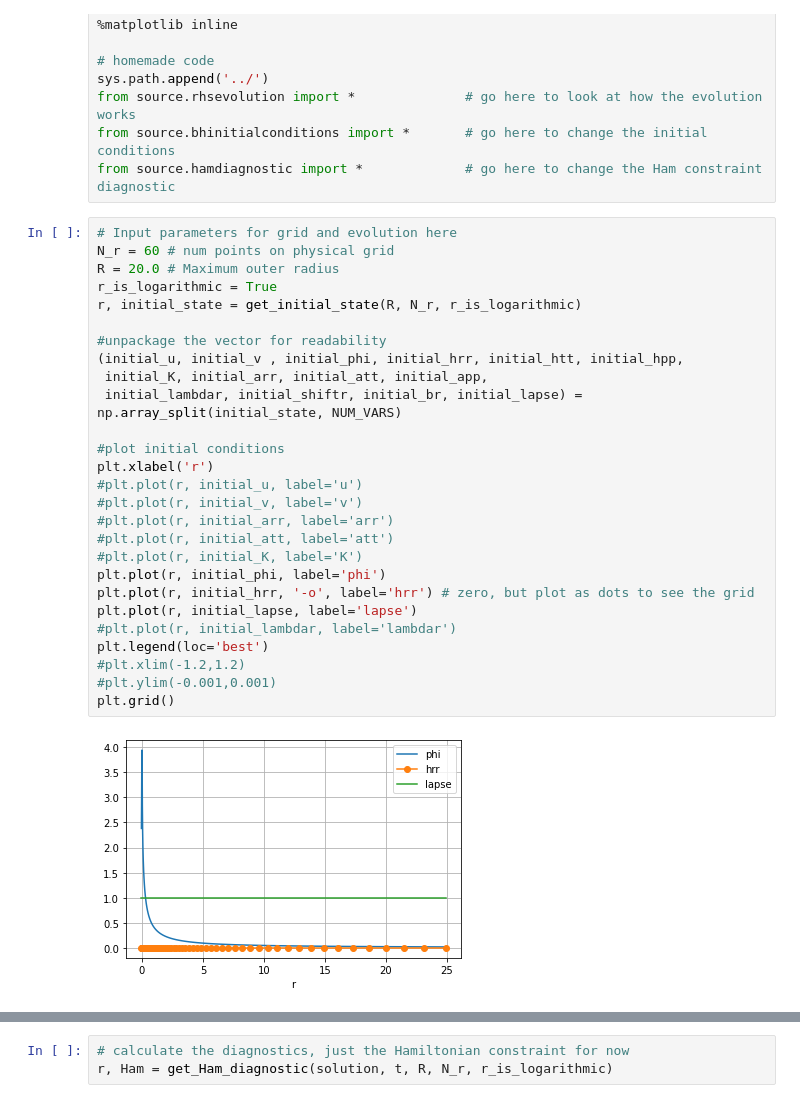
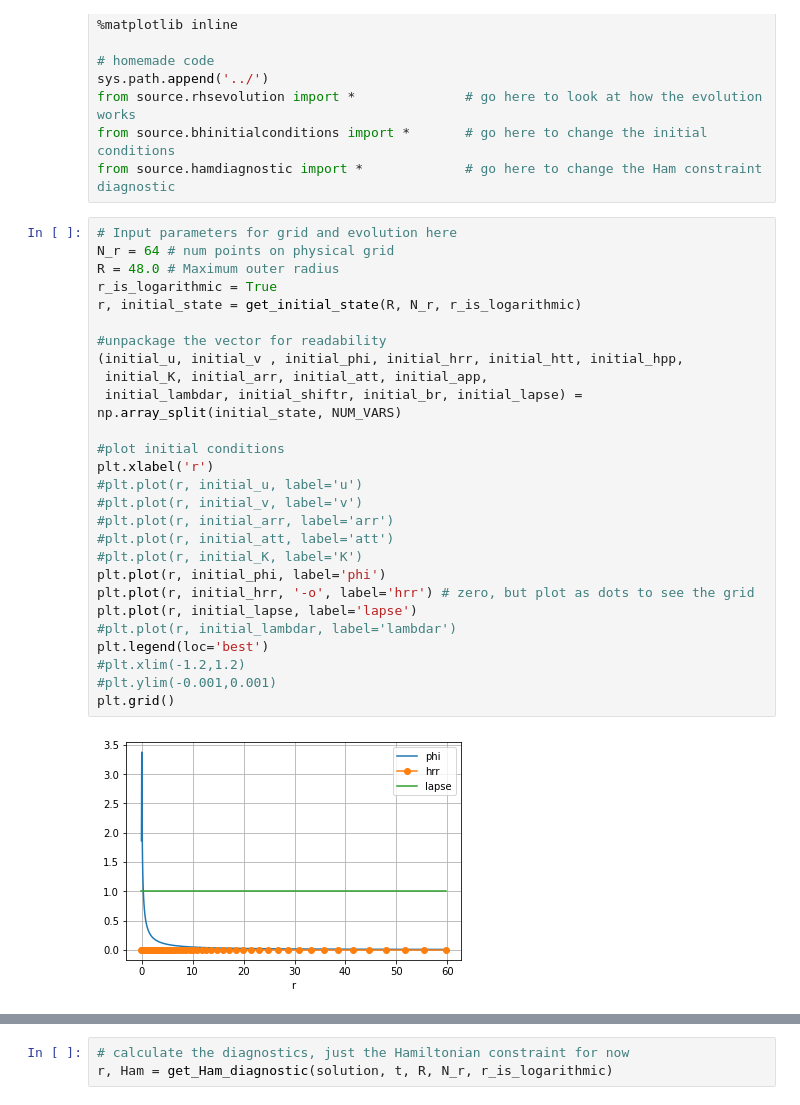
Before and after one commit to GRTLCollaboration/engrenage, a Jupyter notebook: examples/BHEvolution.ipynb, the cells around one changed output, grey strips where cells are left out. Cells and saved outputs as stored; diff of their text form.

```diff
--- a/examples/BHEvolution.ipynb
+++ b/examples/BHEvolution.ipynb
@@ -26,33 +26,33 @@ from source.bhinitialconditions import *       # go here to change the initial c
 from source.hamdiagnostic import *             # go here to change the Ham constraint diagnostic
 # %%
 # Input parameters for grid and evolution here
-N_r = 60 # num points on physical grid
-R = 20.0 # Maximum outer radius
+N_r = 64 # num points on physical grid
+R = 48.0 # Maximum outer radius
 r_is_logarithmic = True
 r, initial_state = get_initial_state(R, N_r, r_is_logarithmic)
 
 #unpackage the vector for readability
 (initial_u, initial_v , initial_phi, initial_hrr, initial_htt, initial_hpp,
  initial_K, initial_arr, initial_att, initial_app,
  initial_lambdar, initial_shiftr, initial_br, initial_lapse) = np.array_split(initial_state, NUM_VARS)
 
 #plot initial conditions
 plt.xlabel('r')
 #plt.plot(r, initial_u, label='u')
 #plt.plot(r, initial_v, label='v')
 #plt.plot(r, initial_arr, label='arr')
 #plt.plot(r, initial_att, label='att')
 #plt.plot(r, initial_K, label='K')
 plt.plot(r, initial_phi, label='phi')
 plt.plot(r, initial_hrr, '-o', label='hrr') # zero, but plot as dots to see the grid
 plt.plot(r, initial_lapse, label='lapse')
 #plt.plot(r, initial_lambdar, label='lambdar')
 plt.legend(loc='best')
 #plt.xlim(-1.2,1.2)
 #plt.ylim(-0.001,0.001)
 plt.grid()
 # %% [output]
-[figure, old version]
+[figure, new version]
 # %%
 # check the Hamiltonian constraint initially satisfied
 r, Ham = get_Ham_diagnostic(initial_state, np.array([0]), R, N_r, r_is_logarithmic)
```
Also changed, not shown: parts of 5 cells of this notebook, 3 other files.
